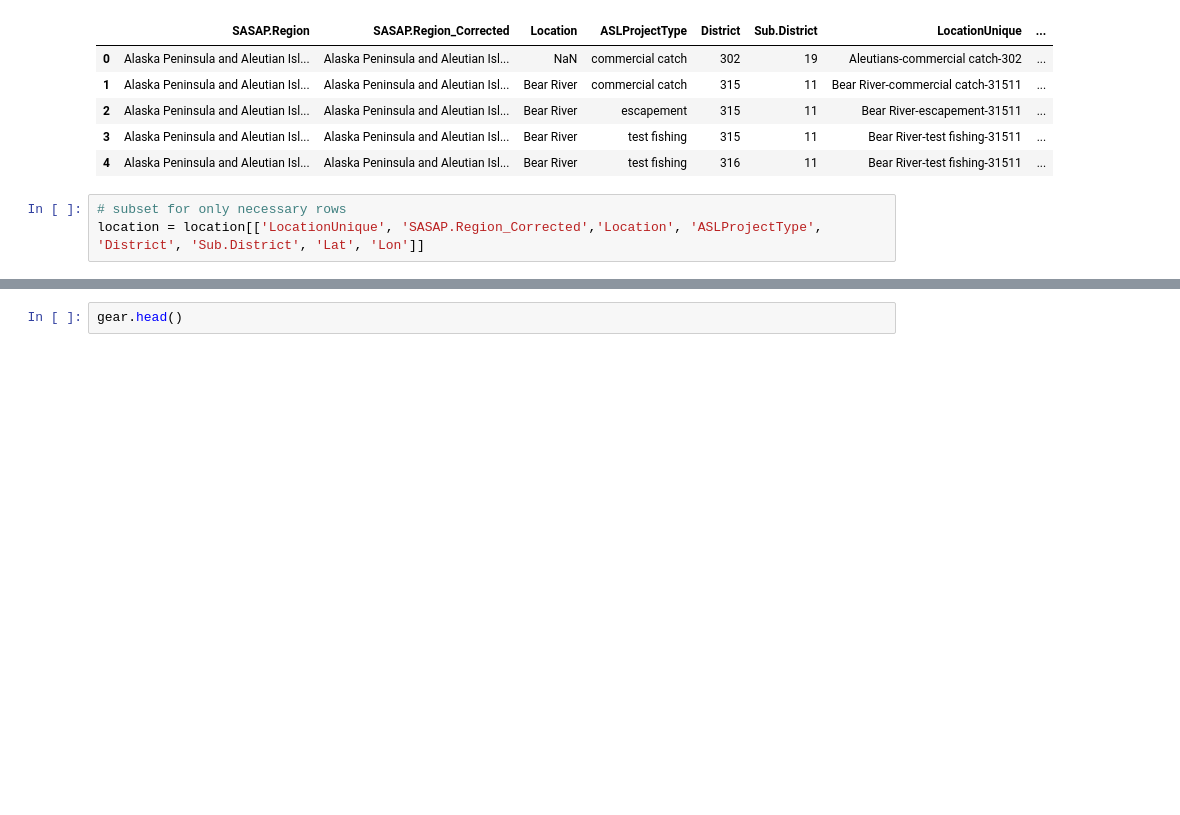
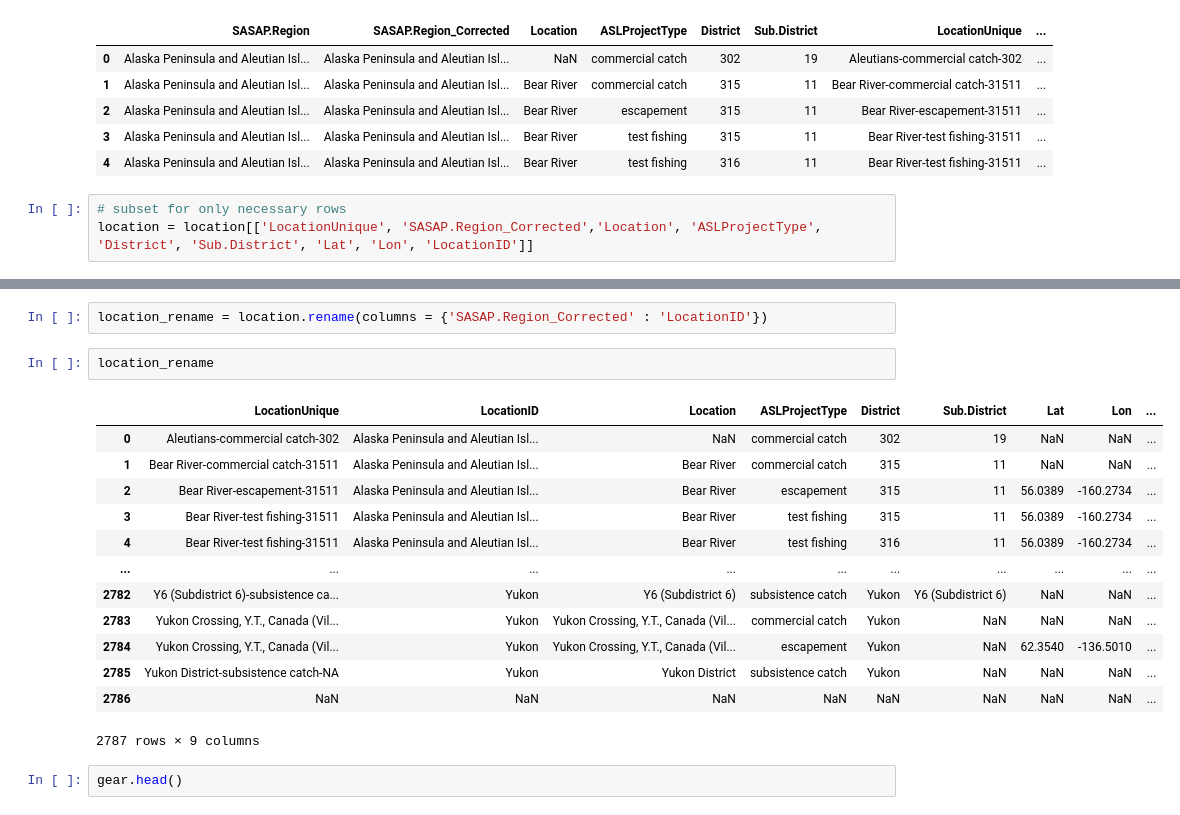
Before and after one commit to sofiiir/eds213-finalproject, a Jupyter notebook: alaska-salmon-master-cleaning.ipynb, the cells around one changed output, grey strips where cells are left out. Saved outputs shown, nothing was run; the diff lists cells and outputs as text; blank space fills up the shorter version.

```diff
--- a/alaska-salmon-master-cleaning.ipynb
+++ b/alaska-salmon-master-cleaning.ipynb
@@ -151,4 +190,4 @@ location.head()
 | 4 | Alaska Peninsula and Aleutian Isl... | Alaska Peninsula and Aleutian Isl... | Bear River | test fishing | 316 | 11 | Bear River-test fishing-31511 | ... |
 # %%
 # subset for only necessary rows
-location = location[['LocationUnique', 'SASAP.Region_Corrected','Location', 'ASLProjectType', 'District', 'Sub.District', 'Lat', 'Lon']]
+location = location[['LocationUnique', 'SASAP.Region_Corrected','Location', 'ASLProjectType', 'District', 'Sub.District', 'Lat', 'Lon', 'LocationID']]
@@ -155,3 +201,21 @@ location = location[['LocationUnique', 'SASAP.Region_Corrected','Location', 'ASL
+# %%
+location_rename = location.rename(columns = {'SASAP.Region_Corrected' : 'LocationID'})
+# %%
+location_rename
+# %% [output]
+|  | LocationUnique | LocationID | Location | ASLProjectType | District | Sub.District | Lat | Lon | ... |
+| 0 | Aleutians-commercial catch-302 | Alaska Peninsula and Aleutian Isl... | NaN | commercial catch | 302 | 19 | NaN | NaN | ... |
+| 1 | Bear River-commercial catch-31511 | Alaska Peninsula and Aleutian Isl... | Bear River | commercial catch | 315 | 11 | NaN | NaN | ... |
+| 2 | Bear River-escapement-31511 | Alaska Peninsula and Aleutian Isl... | Bear River | escapement | 315 | 11 | 56.0389 | -160.2734 | ... |
+| 3 | Bear River-test fishing-31511 | Alaska Peninsula and Aleutian Isl... | Bear River | test fishing | 315 | 11 | 56.0389 | -160.2734 | ... |
+| 4 | Bear River-test fishing-31511 | Alaska Peninsula and Aleutian Isl... | Bear River | test fishing | 316 | 11 | 56.0389 | -160.2734 | ... |
+| ... | ... | ... | ... | ... | ... | ... | ... | ... | ... |
+| 2782 | Y6 (Subdistrict 6)-subsistence ca... | Yukon | Y6 (Subdistrict 6) | subsistence catch | Yukon | Y6 (Subdistrict 6) | NaN | NaN | ... |
+| 2783 | Yukon Crossing, Y.T., Canada (Vil... | Yukon | Yukon Crossing, Y.T., Canada (Vil... | commercial catch | Yukon | NaN | NaN | NaN | ... |
+| 2784 | Yukon Crossing, Y.T., Canada (Vil... | Yukon | Yukon Crossing, Y.T., Canada (Vil... | escapement | Yukon | NaN | 62.3540 | -136.5010 | ... |
+| 2785 | Yukon District-subsistence catch-NA | Yukon | Yukon District | subsistence catch | Yukon | NaN | NaN | NaN | ... |
+| 2786 | NaN | NaN | NaN | NaN | NaN | NaN | NaN | NaN | ... |
+2787 rows × 9 columns
 # %%
 gear.head()
 # %% [output]
```
Also changed, not shown: parts of 16 cells of this notebook.
